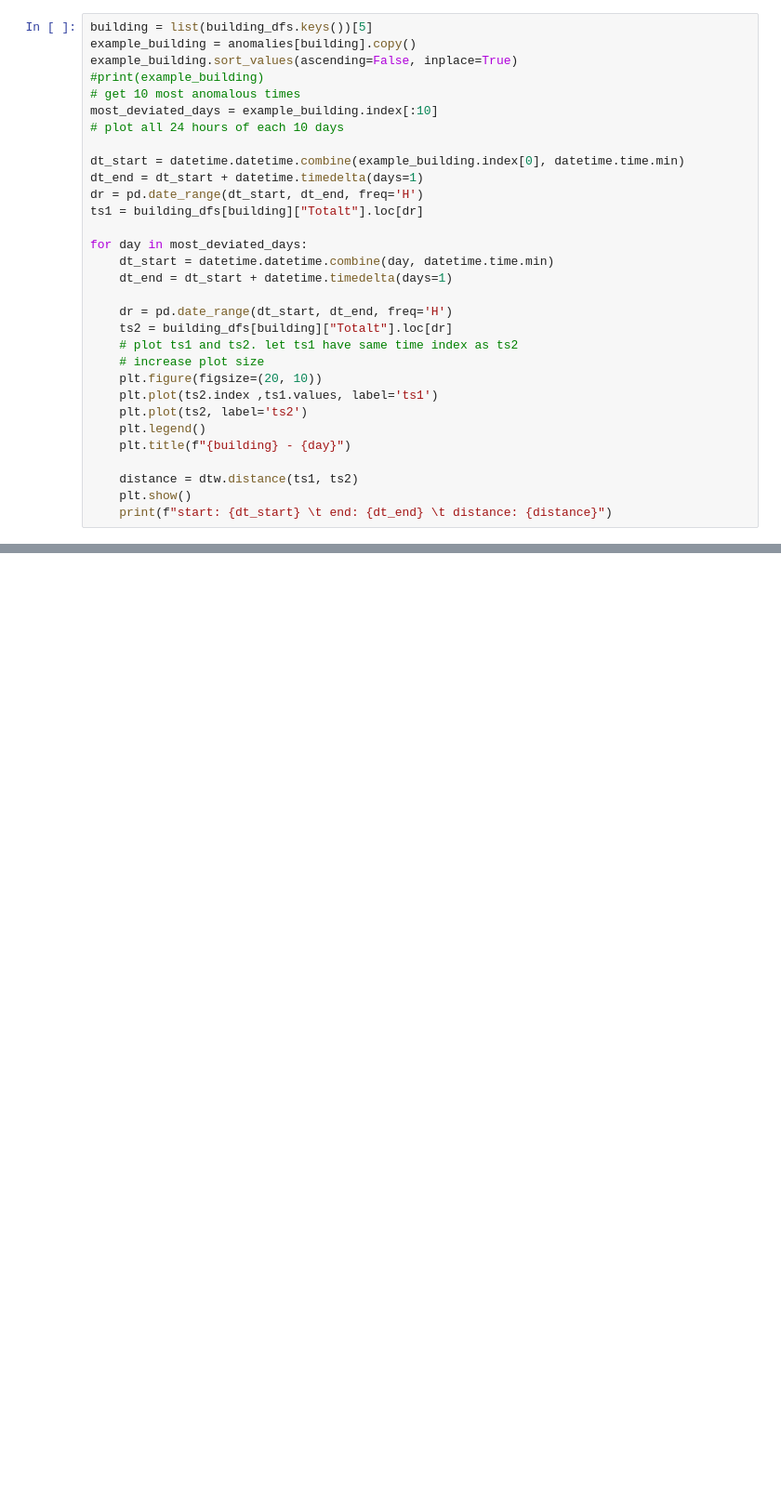
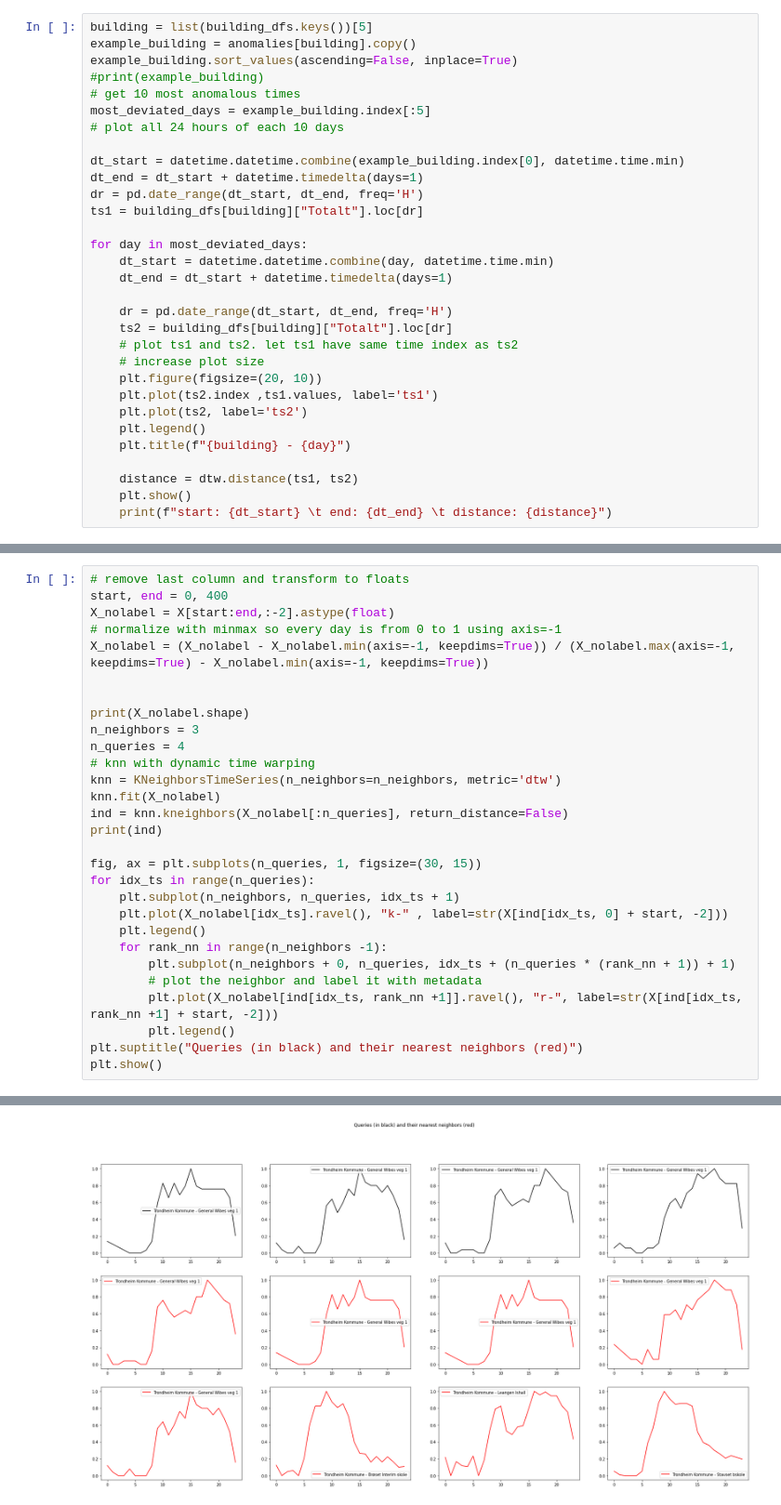
Before and after one commit to dagokl/trdk02_energy_consumption, a Jupyter notebook: models/resources/knnDTW.ipynb, the cells around one changed output, grey strips where cells are left out. Shown at 93% size. Cells and saved outputs as stored; diff of their text form; blank space fills up the shorter version.

```diff
--- a/models/resources/knnDTW.ipynb
+++ b/models/resources/knnDTW.ipynb
@@ -36,7 +38,7 @@ example_building = anomalies[building].copy()
 example_building.sort_values(ascending=False, inplace=True)
 #print(example_building)
 # get 10 most anomalous times
-most_deviated_days = example_building.index[:10]
+most_deviated_days = example_building.index[:5]
 # plot all 24 hours of each 10 days
 
 dt_start = datetime.datetime.combine(example_building.index[0], datetime.time.min)
@@ -118,0 +155,30 @@ Length: 1827, dtype: float64
+# %%
+# remove last column and transform to floats
+start, end = 0, 400
+X_nolabel = X[start:end,:-2].astype(float)
+# normalize with minmax so every day is from 0 to 1 using axis=-1
+X_nolabel = (X_nolabel - X_nolabel.min(axis=-1, keepdims=True)) / (X_nolabel.max(axis=-1, keepdims=True) - X_nolabel.min(axis=-1, keepdims=True))
+
+
+print(X_nolabel.shape)
+n_neighbors = 3
+n_queries = 4
+# knn with dynamic time warping
+knn = KNeighborsTimeSeries(n_neighbors=n_neighbors, metric='dtw')
+knn.fit(X_nolabel)
+ind = knn.kneighbors(X_nolabel[:n_queries], return_distance=False)
+print(ind)
+
+fig, ax = plt.subplots(n_queries, 1, figsize=(30, 15))
+for idx_ts in range(n_queries):
+    plt.subplot(n_neighbors, n_queries, idx_ts + 1)
+    plt.plot(X_nolabel[idx_ts].ravel(), "k-" , label=str(X[ind[idx_ts, 0] + start, -2]))
+    plt.legend()
+    for rank_nn in range(n_neighbors -1):
+        plt.subplot(n_neighbors + 0, n_queries, idx_ts + (n_queries * (rank_nn + 1)) + 1)
+        # plot the neighbor and label it with metadata
+        plt.plot(X_nolabel[ind[idx_ts, rank_nn +1]].ravel(), "r-", label=str(X[ind[idx_ts, rank_nn +1] + start, -2]))
+        plt.legend()
+plt.suptitle("Queries (in black) and their nearest neighbors (red)")
+plt.show()
+# %% [output]
@@ -118,0 +190 @@ Length: 1827, dtype: float64
+[figure, added]
```
Also changed, not shown: parts of 6 cells of this notebook.
